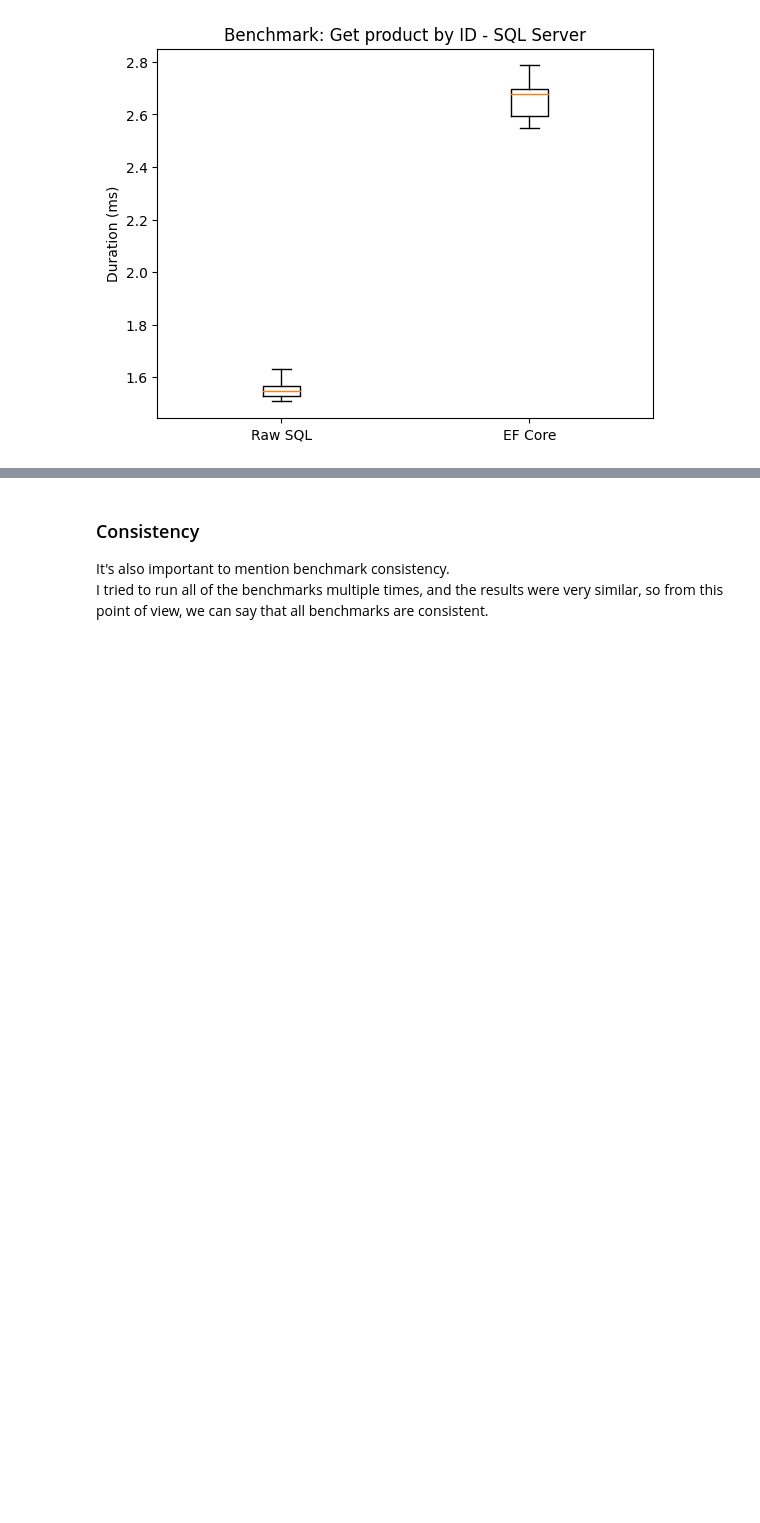
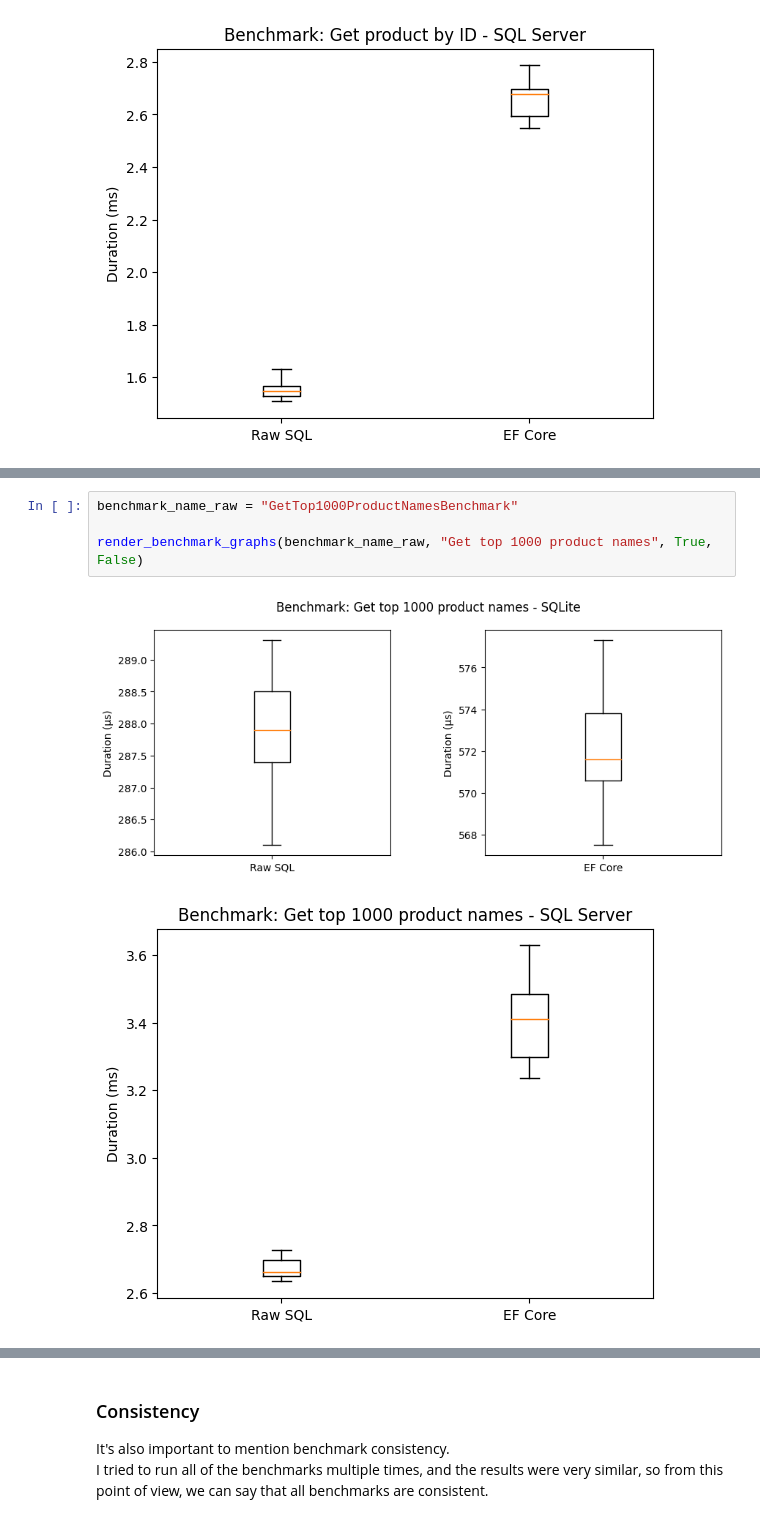
Before and after one commit to VL-CZ/NSWI131-dotnet-db-benchmarks, a Jupyter notebook: report.ipynb, the cells around one changed output, grey strips where cells are left out. Cells and saved outputs as stored; diff of their text form; blank space fills up the shorter version.

```diff
--- a/report.ipynb
+++ b/report.ipynb
@@ -166,0 +188,7 @@ render_benchmark_graphs(benchmark_name_raw, "Get product by ID", True, False)
+# %%
+benchmark_name_raw = "GetTop1000ProductNamesBenchmark"
+
+render_benchmark_graphs(benchmark_name_raw, "Get top 1000 product names", True, False)
+# %% [output]
+[figure, added]
+[figure, added]
```
Also changed, not shown: parts of 5 cells of this notebook.
